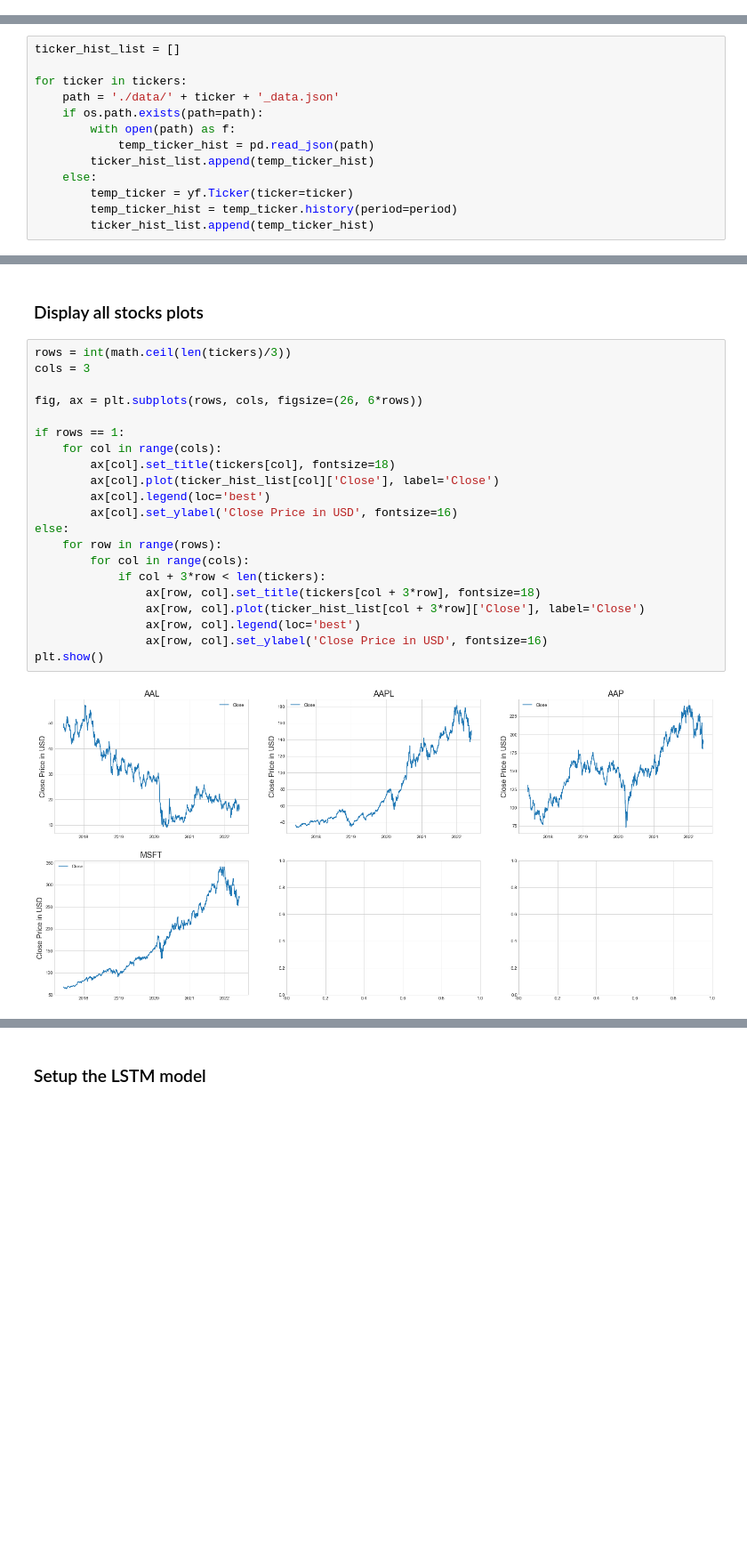
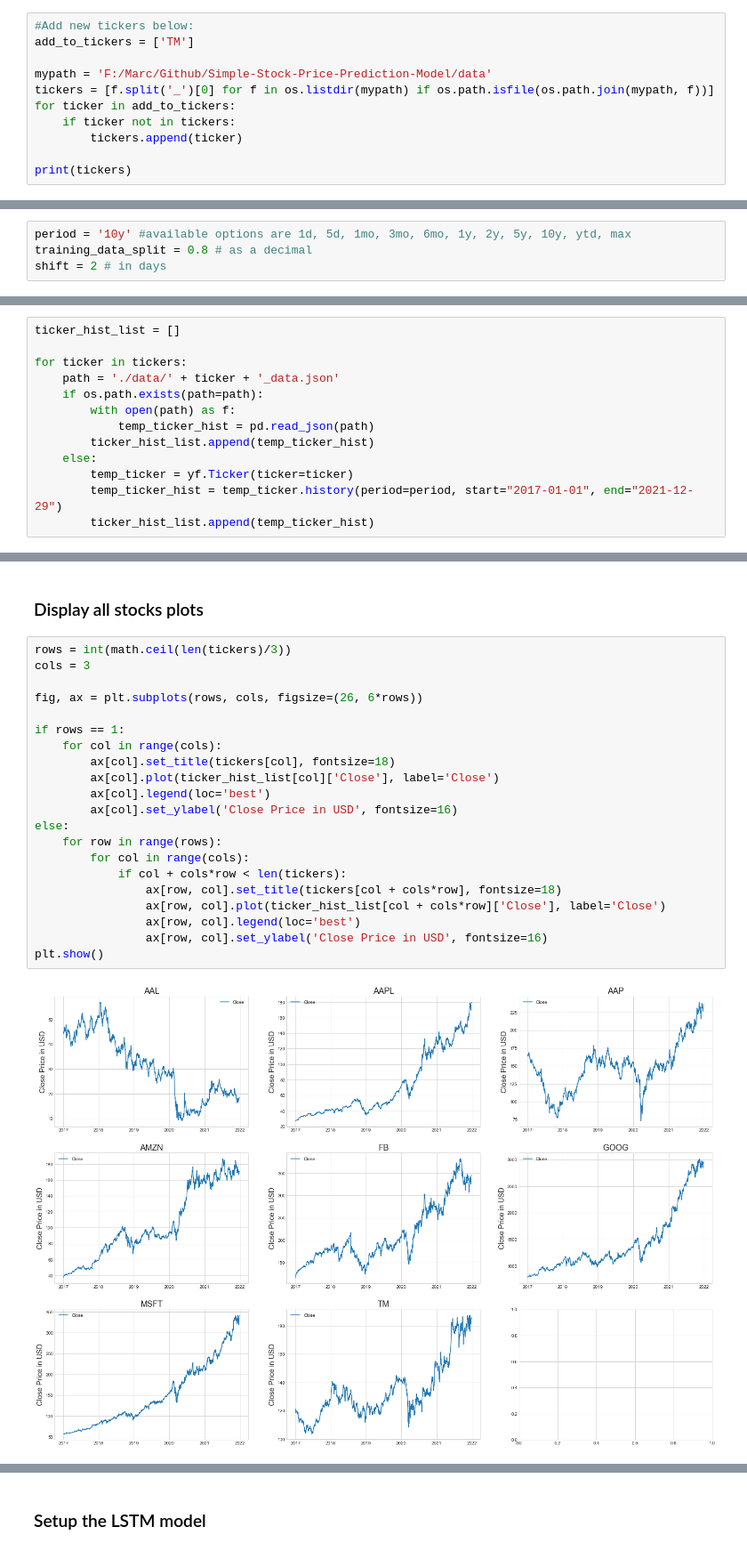
Before and after one commit to Marc9821/Simple-Stock-Price-Prediction-Model, a Jupyter notebook: main-app.ipynb, the cells around one changed output, grey strips where cells are left out. Shown at 89% size. Saved outputs shown, nothing was run; the diff lists cells and outputs as text; blank space fills up the shorter version.

Commit message:
added more models, improved performance

```diff
--- a/main-app.ipynb
+++ b/main-app.ipynb
@@ -26,0 +28,11 @@ tickers = ['AAL', 'AAPL', 'AAP', 'MSFT']
+# %%
+#Add new tickers below:
+add_to_tickers = ['TM']
+
+mypath = 'F:/Marc/Github/Simple-Stock-Price-Prediction-Model/data'
+tickers = [f.split('_')[0] for f in os.listdir(mypath) if os.path.isfile(os.path.join(mypath, f))]
+for ticker in add_to_tickers:
+    if ticker not in tickers:
+        tickers.append(ticker)
+
+print(tickers)
@@ -32,3 +43,7 @@ training_data_split = 0.8
+# %%
+period = '10y' #available options are 1d, 5d, 1mo, 3mo, 6mo, 1y, 2y, 5y, 10y, ytd, max
+training_data_split = 0.8 # as a decimal
+shift = 2 # in days
 # %% [markdown]
 ### Load financial data from yahoo finance API or local folder if available
 # %%
@@ -42,5 +57,5 @@ for ticker in tickers:
         ticker_hist_list.append(temp_ticker_hist)
     else:
         temp_ticker = yf.Ticker(ticker=ticker)
-        temp_ticker_hist = temp_ticker.history(period=period)
+        temp_ticker_hist = temp_ticker.history(period=period, start="2017-01-01", end="2021-12-29")
         ticker_hist_list.append(temp_ticker_hist)
@@ -82,23 +92,23 @@ None
 # %%
 rows = int(math.ceil(len(tickers)/3))
 cols = 3
 
 fig, ax = plt.subplots(rows, cols, figsize=(26, 6*rows))
 
 if rows == 1:
     for col in range(cols):
         ax[col].set_title(tickers[col], fontsize=18)
         ax[col].plot(ticker_hist_list[col]['Close'], label='Close')
         ax[col].legend(loc='best')
         ax[col].set_ylabel('Close Price in USD', fontsize=16)
 else:
     for row in range(rows):
         for col in range(cols):
-            if col + 3*row < len(tickers):
-                ax[row, col].set_title(tickers[col + 3*row], fontsize=18)
-                ax[row, col].plot(ticker_hist_list[col + 3*row]['Close'], label='Close')
+            if col + cols*row < len(tickers):
+                ax[row, col].set_title(tickers[col + cols*row], fontsize=18)
+                ax[row, col].plot(ticker_hist_list[col + cols*row]['Close'], label='Close')
                 ax[row, col].legend(loc='best')
                 ax[row, col].set_ylabel('Close Price in USD', fontsize=16)
 plt.show()
 # %% [output]
-[figure, old version]
+[figure, new version]
```
Also changed, not shown: parts of 57 cells of this notebook.
